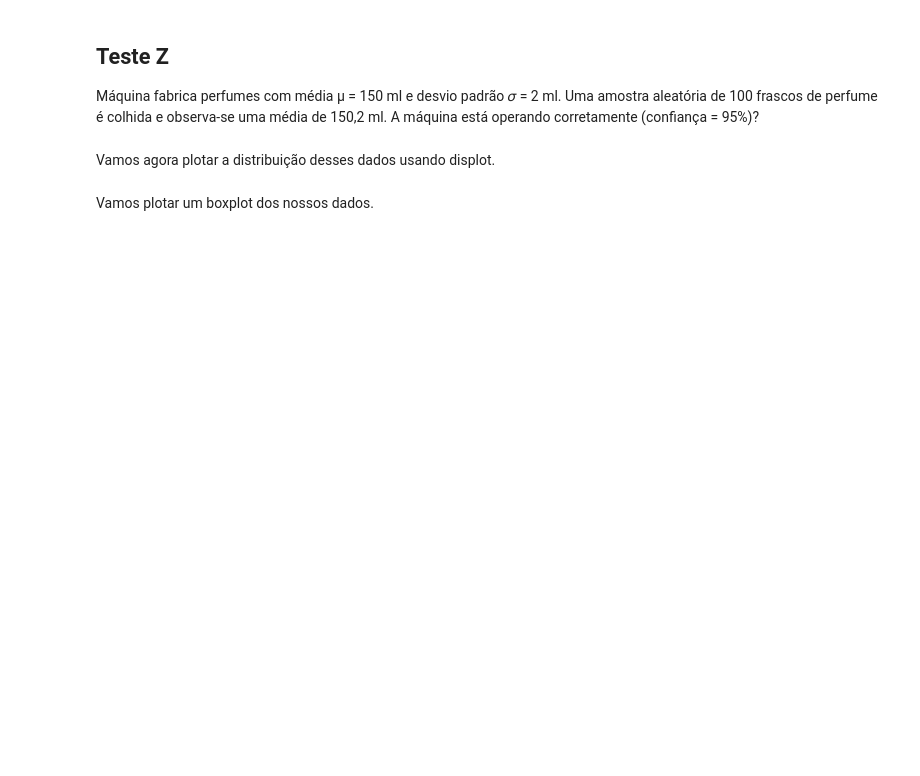
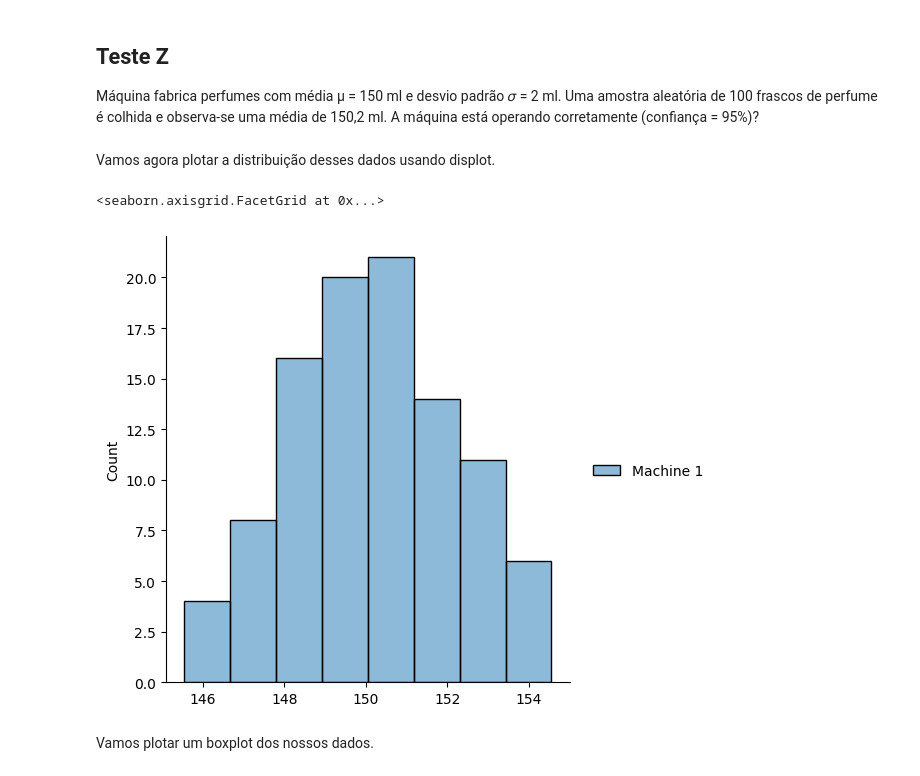
Before and after one commit to UlissesJunior/XMAC02-MetodosMatematicosAnaliseDados, a Jupyter notebook: Notebooks/Aula15 - Testes t e Z de uma amostra/Aula15.ipynb, the cells around one changed output. Drawn from its saved outputs; the diff is of its cells as text; code cells hidden in the pictures; blank space fills up the shorter version.

```diff
--- a/Notebooks/Aula15 - Testes t e Z de uma amostra/Aula15.ipynb
+++ b/Notebooks/Aula15 - Testes t e Z de uma amostra/Aula15.ipynb
@@ -9,5 +9,12 @@ import scipy.stats as stats
 from statsmodels.stats import weightstats
 # %% [markdown]
 Vamos agora plotar a distribuição desses dados usando displot.
+# %%
+df = pd.read_csv('Machine1.csv')
+# %%
+sns.displot(df)
+# %% [output]
+<seaborn.axisgrid.FacetGrid at 0x...>
+[figure, added]
 # %% [markdown]
 Vamos plotar um boxplot dos nossos dados.
```
Also changed, not shown: parts of 9 cells of this notebook.
